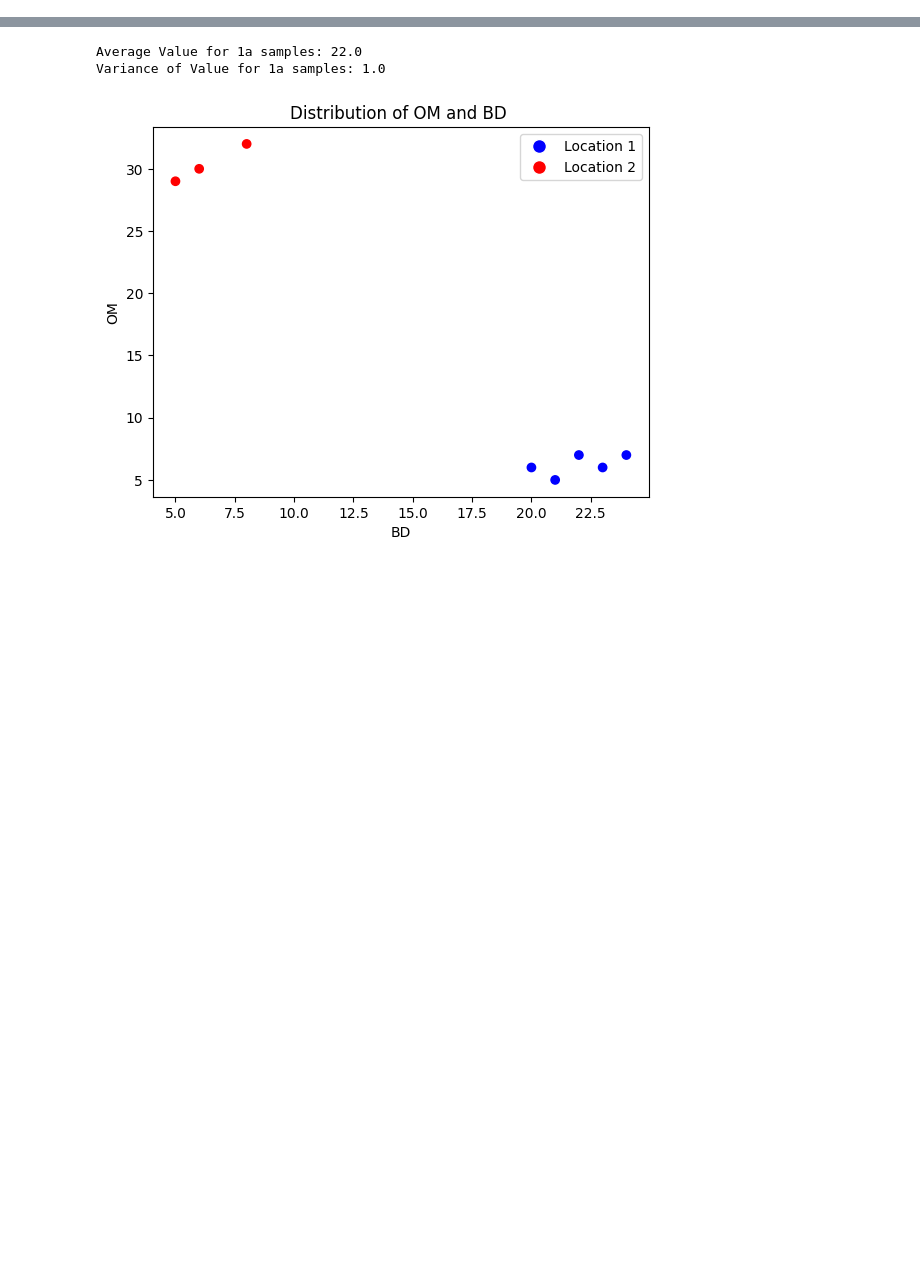
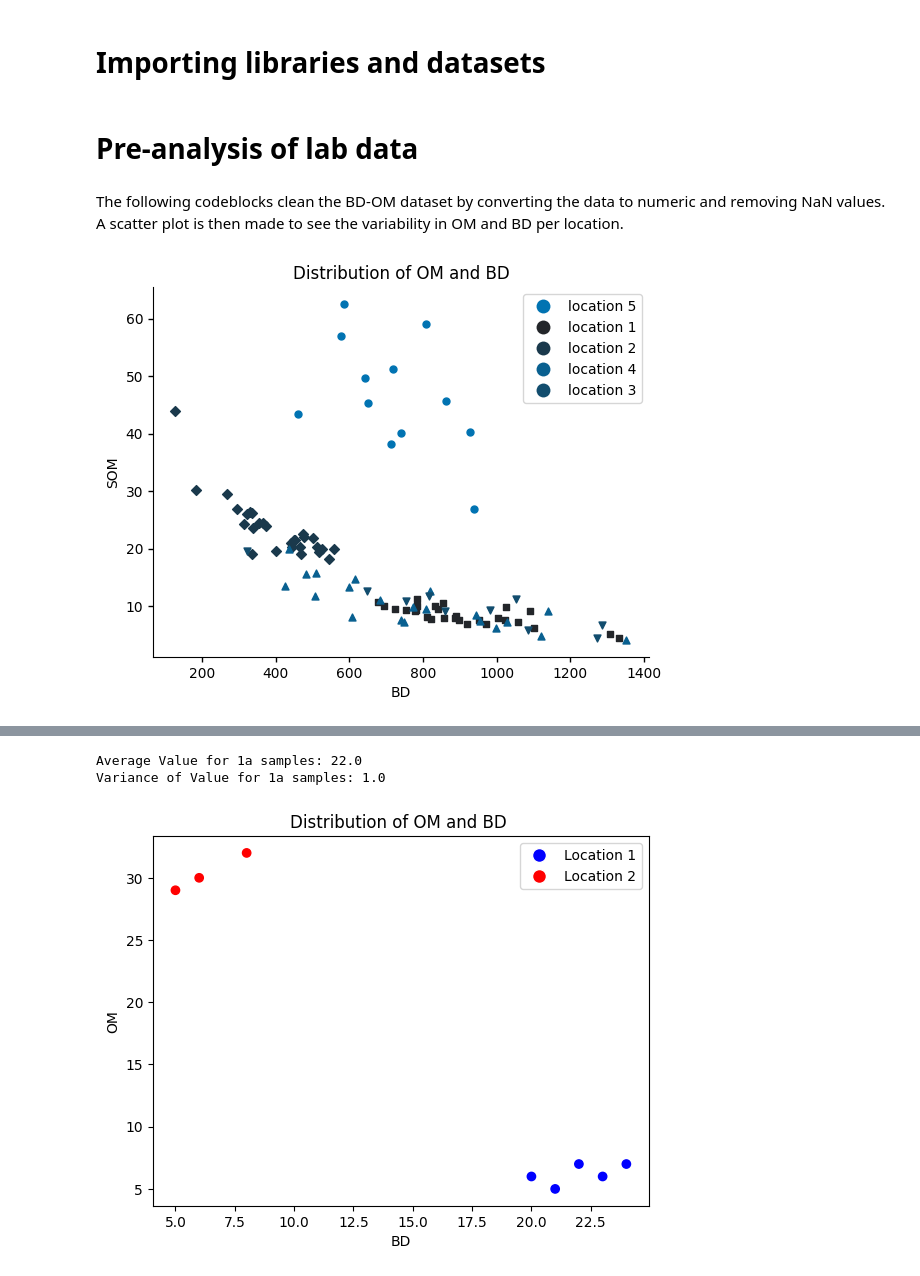
Before and after one commit to JorgeMoranBornemann/BScThesis, a Jupyter notebook: Notebook_BScThesis.ipynb, the cells around one changed output, grey strips where cells are left out. Cells and saved outputs as stored; diff of their text form; code cells hidden in the pictures; blank space fills up the shorter version.

```diff
--- a/Notebook_BScThesis.ipynb
+++ b/Notebook_BScThesis.ipynb
@@ -16,3 +14,5 @@ It will be divided into several parts.
+# %% [markdown]
+# Importing libraries and datasets
 # %%
 #Importing required libraries
 import pandas as pd
@@ -44,3 +45,50 @@ df_tD = pd.read_csv(URL_all_thawdepth)
 df_ir = pd.read_csv(URL_irrigationlog)
 df_pl = pd.read_csv(URL_plotcoordinates)
 df_OM = pd.read_csv(URL_BD_OM)
+# %% [markdown]
+# Pre-analysis of lab data
+# %% [markdown]
+The following codeblocks clean the BD-OM dataset by converting the data to numeric and removing NaN values. A scatter plot is then made to see the variability in OM and BD per location.
+# %%
+
+# Assuming df_OM is your DataFrame
+df_OM['BD'] = pd.to_numeric(df_OM['BD'], errors='coerce')
+df_OM['SOM'] = pd.to_numeric(df_OM['SOM'], errors='coerce')
+
+# Drop rows with NaN values in the specified columns
+df_OM_cleaned = df_OM.dropna(subset=['BD', 'SOM'])
+
+# Set a colorblind-friendly palette
+palette = sns.color_palette('colorblind', n_colors=len(df_OM_cleaned['location'].unique()))
+palette = sns.dark_palette(palette[0], reverse=False, n_colors=len(df_OM_cleaned['location'].unique()))
+
+# Create a scatter plot with different colors and markers for each location
+fig, ax = plt.subplots()
+for loc, marker in zip(df_OM_cleaned['location'].unique(), ['o', 's', 'D', '^', 'v']):
+    subset = df_OM_cleaned[df_OM_cleaned['location'] == loc]
+    ax.scatter(subset['BD'], subset['SOM'], label=f'location {loc}', c=palette[loc - 1], marker=marker, s=25)
+
+# Create custom legend entries
+legend_elements = [Line2D([0], [0], marker='o', color='w', label=f'location {loc}', markerfacecolor=palette[loc - 1], markersize=10, markeredgewidth=0)
+                   for loc in df_OM_cleaned['location'].unique()]
+
+# Add labels and a custom legend
+ax.set_xlabel('BD')
+ax.set_ylabel('SOM')
+ax.set_title('Distribution of OM and BD')
+ax.legend(handles=legend_elements)
+
+# Add transparent axis lines inside the graph
+ax.spines['top'].set_color('none')
+ax.spines['right'].set_color('none')
+ax.xaxis.tick_bottom()
+ax.yaxis.tick_left()
+
+# Add small lines to denote the decimals on the x and y axes
+ax.xaxis.set_tick_params(width=1)
+ax.yaxis.set_tick_params(width=1)
+
+# Show the plot
+plt.show()
+# %% [output]
+[figure, added]
```
Also changed, not shown: parts of 40 cells of this notebook.
